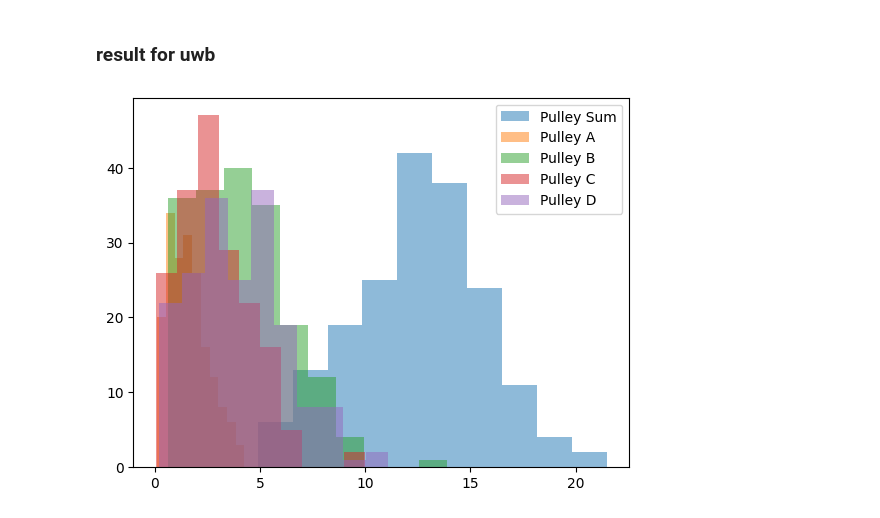
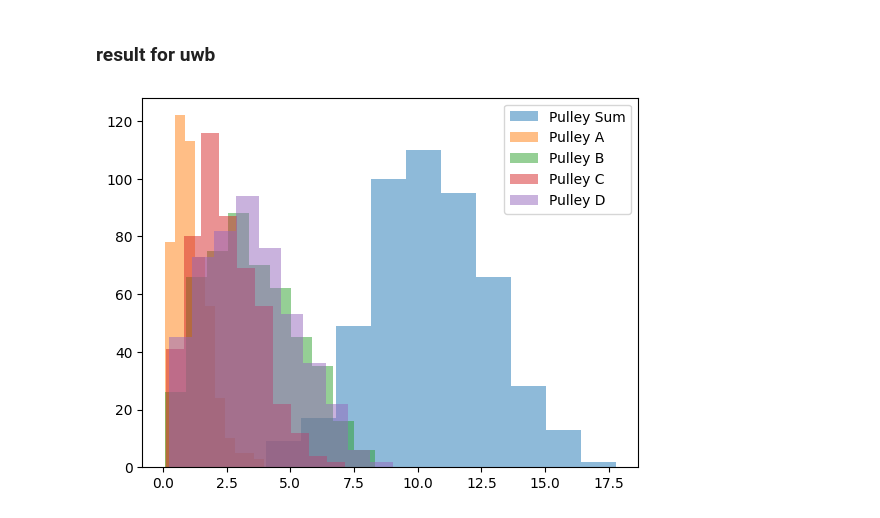
Before and after one commit to MohammadrezaDindarloo/ARASFactorSLAC, a Jupyter notebook: ArasFactor_long_cable_simulation/scampi_factor_graph/result/calibration_analysing.ipynb, the cells around one changed output. Cells and saved outputs as stored; diff of their text form; code cells hidden in the pictures.

```diff
--- a/ArasFactor_long_cable_simulation/scampi_factor_graph/result/calibration_analysing.ipynb
+++ b/ArasFactor_long_cable_simulation/scampi_factor_graph/result/calibration_analysing.ipynb
@@ -11,30 +11,32 @@ direc = os.getcwd()
 # %% [markdown]
 ### result for uwb
 # %%
-cutoff = 100
+cutoff = 5000
 rows = []
-with open(direc + "/calibration_result.csv", 'r') as file:
+with open(direc + "/calibration_result_500_Final.csv", 'r') as file:
     csvreader = csv.reader(file)
     for row in csvreader:
         if float(row[4]) < cutoff:
             rows.append(row)
+        else:
+            print(row)
 error_pulley_a = [float(row[0]) for row in rows]
 error_pulley_b = [float(row[1]) for row in rows]
 error_pulley_c = [float(row[2]) for row in rows]
 error_pulley_d = [float(row[3]) for row in rows]
 error_pulley_sum = [float(row[4]) for row in rows]
 
 # Plot histograms with shading
 plt.hist(error_pulley_sum, alpha=0.5, label='Pulley Sum')
 plt.hist(error_pulley_a, alpha=0.5, label='Pulley A')
 plt.hist(error_pulley_b, alpha=0.5, label='Pulley B')
 plt.hist(error_pulley_c, alpha=0.5, label='Pulley C')
 plt.hist(error_pulley_d, alpha=0.5, label='Pulley D')
 
 plt.legend()  # Add legend
 plt.show()
 # %% [output]
-[figure, old version]
+[figure, new version]
 # %%
 print(np.mean(error_pulley_sum))
 print(np.mean(error_pulley_a))
```
Also changed, not shown: parts of 3 cells of this notebook, 30 other files.
